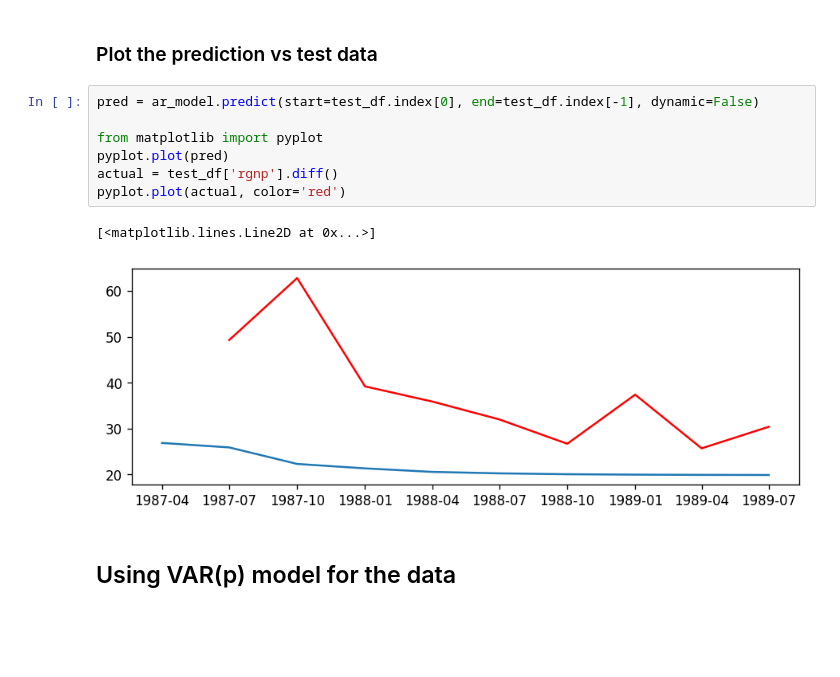
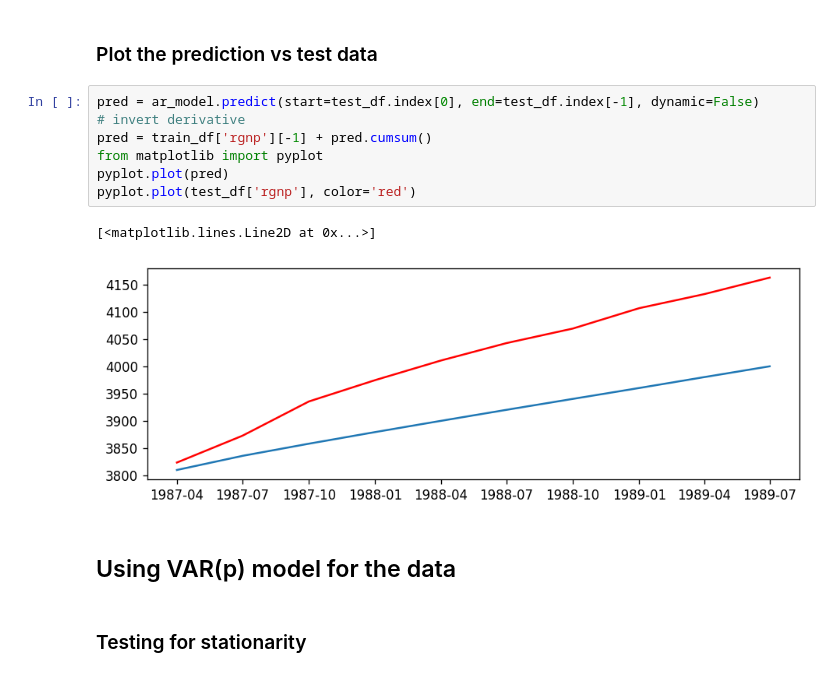
Before and after one commit to aryeko/DeepLearning-TAU, a Jupyter notebook: Ex2/Ex2 - Q2 - GNP data.ipynb, the cells around one changed output. Cells and saved outputs as stored; diff of their text form; blank space fills up the shorter version.

```diff
--- a/Ex2/Ex2 - Q2 - GNP data.ipynb
+++ b/Ex2/Ex2 - Q2 - GNP data.ipynb
@@ -98,13 +98,15 @@ ar_model = AutoReg(rgnp_diff, lags=2).fit()
 ### Plot the prediction vs test data
 # %%
 pred = ar_model.predict(start=test_df.index[0], end=test_df.index[-1], dynamic=False)
-
+# invert derivative
+pred = train_df['rgnp'][-1] + pred.cumsum()
 from matplotlib import pyplot
 pyplot.plot(pred)
-actual = test_df['rgnp'].diff()
-pyplot.plot(actual, color='red')
+pyplot.plot(test_df['rgnp'], color='red')
 # %% [output]
 [<matplotlib.lines.Line2D at 0x...>]
-[figure, old version]
+[figure, new version]
 # %% [markdown]
 ## Using VAR(p) model for the data
+# %% [markdown]
+### Testing for stationarity
```
Also changed, not shown: parts of 16 cells of this notebook.
